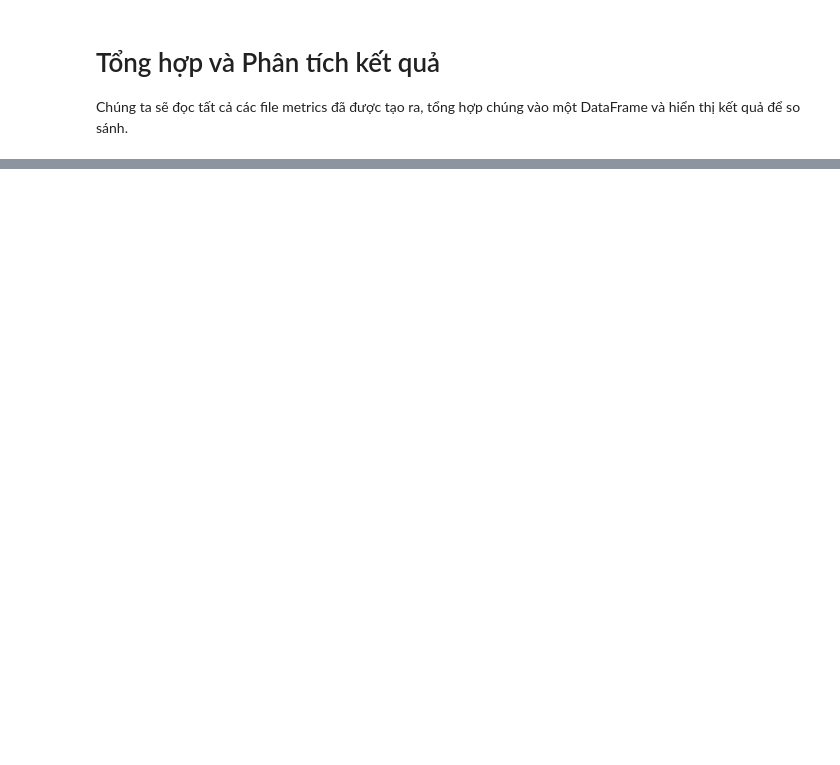
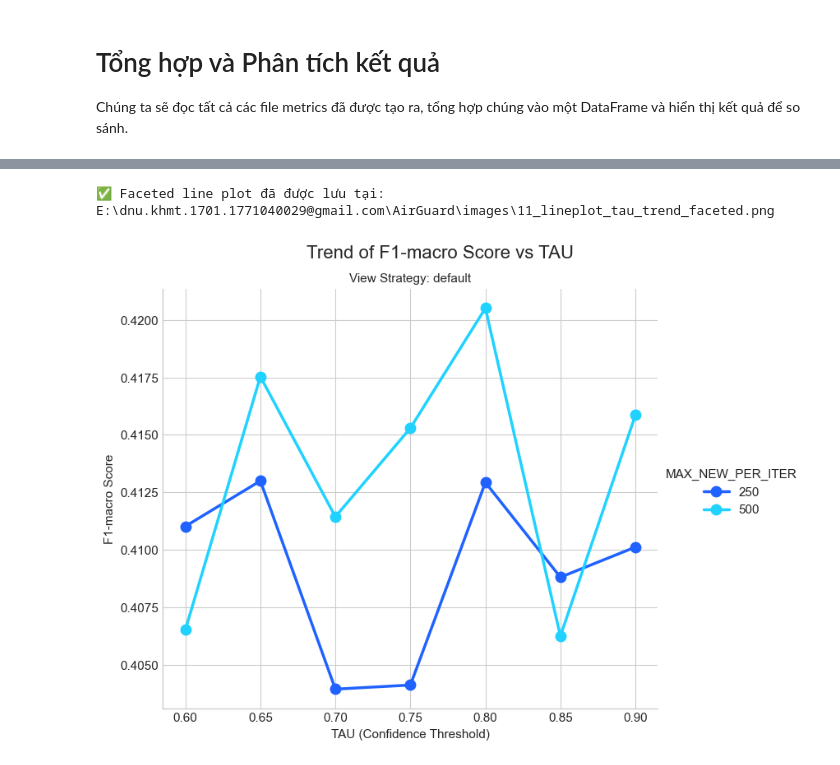
Before and after one commit to ThanhTung-KHMT-1701/AirGuard, a Jupyter notebook: notebooks/11_Question02.ipynb, the cells around one changed output, grey strips where cells are left out. Drawn from its saved outputs; the diff is of its cells as text; code cells hidden in the pictures; blank space fills up the shorter version.

```diff
--- a/notebooks/11_Question02.ipynb
+++ b/notebooks/11_Question02.ipynb
@@ -336,0 +388,35 @@ if 'df_results_co' in locals() and not df_results_co.empty:
+# %%
+# -------- 2. Line Plot: Xu hướng F1-macro theo TAU (Faceted) --------
+if 'df_results_co' in locals() and not df_results_co.empty:
+
+    # Sử dụng FacetGrid để tách mỗi strategy ra một biểu đồ con
+    g = sns.FacetGrid(
+        df_results_co,
+        col="view_strategy",
+        hue="max_new_per_iter",
+        hue_order=[250, 500],
+        palette=["#1F62FF", "#1FD2FF"], # Xanh đậm, Xanh nhạt
+        height=6,
+        aspect=1.2
+    )
+
+    # Vẽ biểu đồ đường trên mỗi facet
+    g.map(plt.plot, "tau", "f1_macro", marker='o', markersize=9, linewidth=2.5)
+
+    # Tùy chỉnh biểu đồ
+    g.set_axis_labels("TAU (Confidence Threshold)", "F1-macro Score")
+    g.set_titles("View Strategy: {col_name}")
+    g.fig.suptitle('Trend of F1-macro Score vs TAU', fontsize=16, y=1.03)
+    g.add_legend(title='MAX_NEW_PER_ITER')
+
+    # Lưu biểu đồ
+    save_path = IMAGES_DIR / "11_lineplot_tau_trend_faceted.png"
+    plt.savefig(save_path, dpi=300, bbox_inches='tight')
+    print(f"✅ Faceted line plot đã được lưu tại: {save_path}")
+
+    plt.show()
+else:
+    print("⚠️ Không có dữ liệu để vẽ biểu đồ.")
+# %% [output]
+✅ Faceted line plot đã được lưu tại: E:\dnu.khmt.1701.1771040029@gmail.com\AirGuard\images\11_lineplot_tau_trend_faceted.png
+[figure, added]
```
Also changed, not shown: parts of 21 cells of this notebook, 24 other files.
